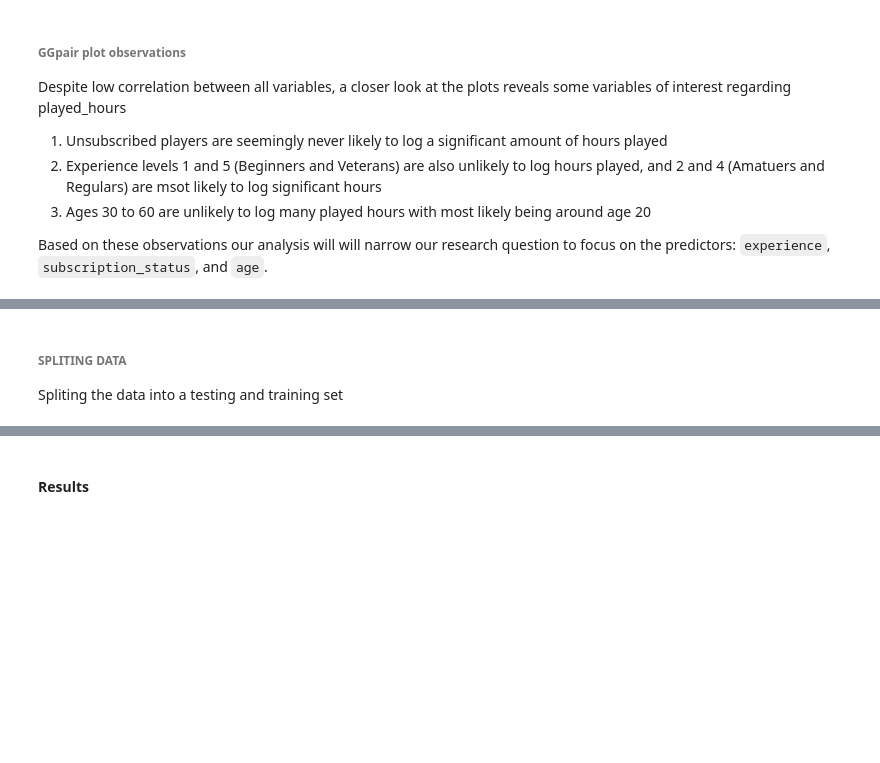
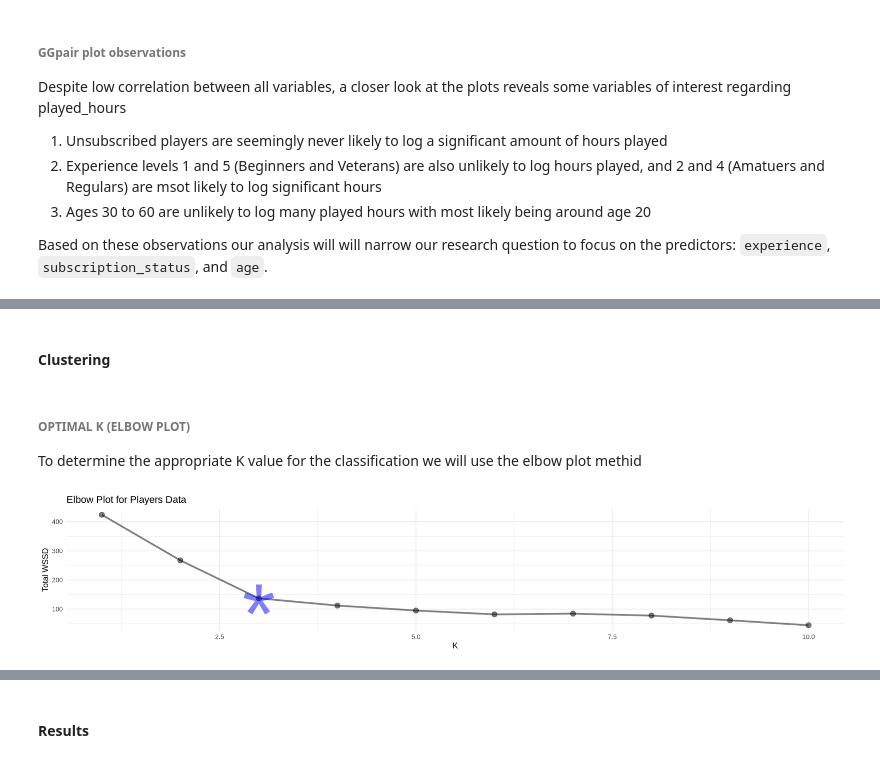
Before and after one commit to vicky-nak/DSCI-Final-Report-24, a Jupyter notebook: Final Report.ipynb, the cells around one changed output, grey strips where cells are left out. Cells and saved outputs as stored; diff of their text form; code cells hidden in the pictures; blank space fills up the shorter version.

Commit message:
clustering exploration

```diff
--- a/Final Report.ipynb
+++ b/Final Report.ipynb
@@ -104,9 +95,8 @@ ggplot(all_players, aes(x = played_hours)) + geom_histogram(binwidth = 0.5) + ge
+# %% [markdown]
+#### **Clustering** <a name="knn-clasification"></a>
+# %% [markdown]
+###### **OPTIMAL K (ELBOW PLOT)**
+To determine the appropriate K value for the classification we will use the elbow plot methid
 # %%
 # Converting played_hours into a categorical variable as defined by the bounds above
-players_data <- players_num |>
-    mutate(amount_played =  case_when(played_hours == 0.0 ~ "Non", played_hours > 100  ~ "Extreme",  played_hours > 10.0 ~ "High",
-                                      played_hours > 0.50 ~ "Med", played_hours > 0.00 ~ "Low")) |>
-    select(amount_played, subscription_status, experience, age)
+players_data <- players_num |> select(subscription_status, experience, age, played_hours)
-# %% [markdown]
-###### **SPLITING DATA**
-Spliting the data into a testing and training set
@@ -117,0 +103,22 @@ players_testing  <- testing(players_split)
+# %%
+set.seed(2)
+options(repr.plot.height = 3, repr.plot.width = 15)
+
+kmeans_recipe <- recipe(~ subscription_status + experience + age, data = players_data) |> step_scale(experience, age) |> step_center(experience, age)
+
+players_ks <- tibble(num_clusters = 1:10)
+players_kmeans_spec_tune <- k_means(num_clusters = tune()) |> set_engine("stats")
+
+players_tuning_stats <- workflow() |> add_recipe(kmeans_recipe) |> add_model(players_kmeans_spec_tune) |>
+                        tune_cluster(resamples = apparent(players_data), grid = players_ks) |>
+                        collect_metrics()
+
+players_elbow_stats <- players_tuning_stats |> mutate(total_WSSD = mean) |> filter(.metric == "sse_within_total") |> select(num_clusters, total_WSSD)
+
+players_elbow_plot <- players_elbow_stats |> ggplot(aes(x = num_clusters, y = total_WSSD)) +
+    geom_point(size = 3, alpha = 0.5) + geom_line(linewidth = 1.1, alpha = 0.5) +
+    annotate("text", x = 3, y = 85, label = "*", size = 40, alpha = 0.5, color = "blue") +
+    labs(x = "K", y = "Total WSSD", title = "Elbow Plot for Players Data") + theme_minimal()
+players_elbow_plot
+# %% [output]
+[figure, added]
```
Also changed, not shown: parts of 23 cells of this notebook.
